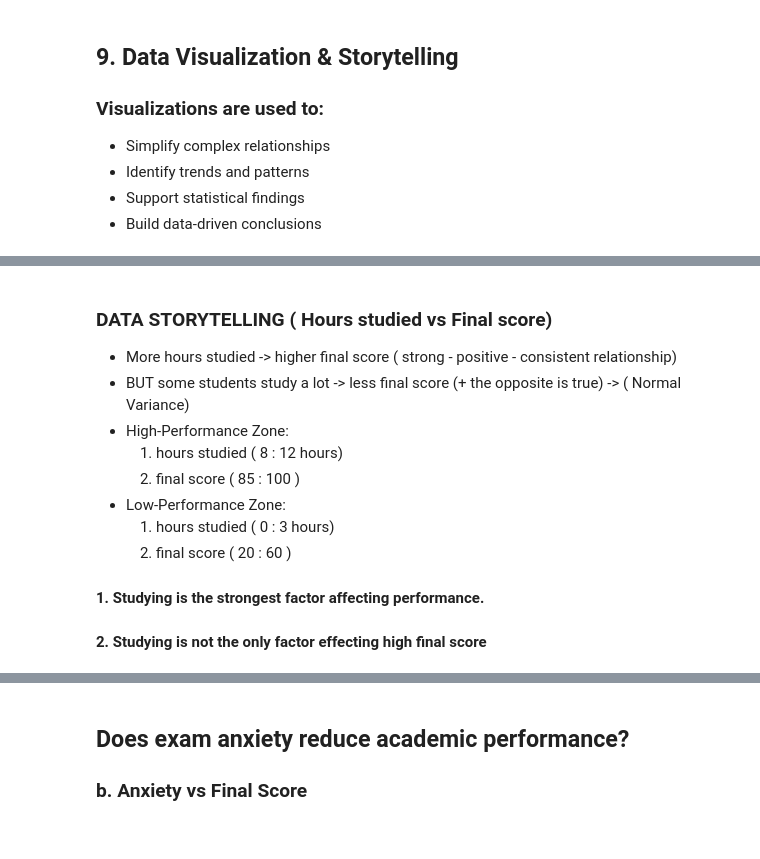
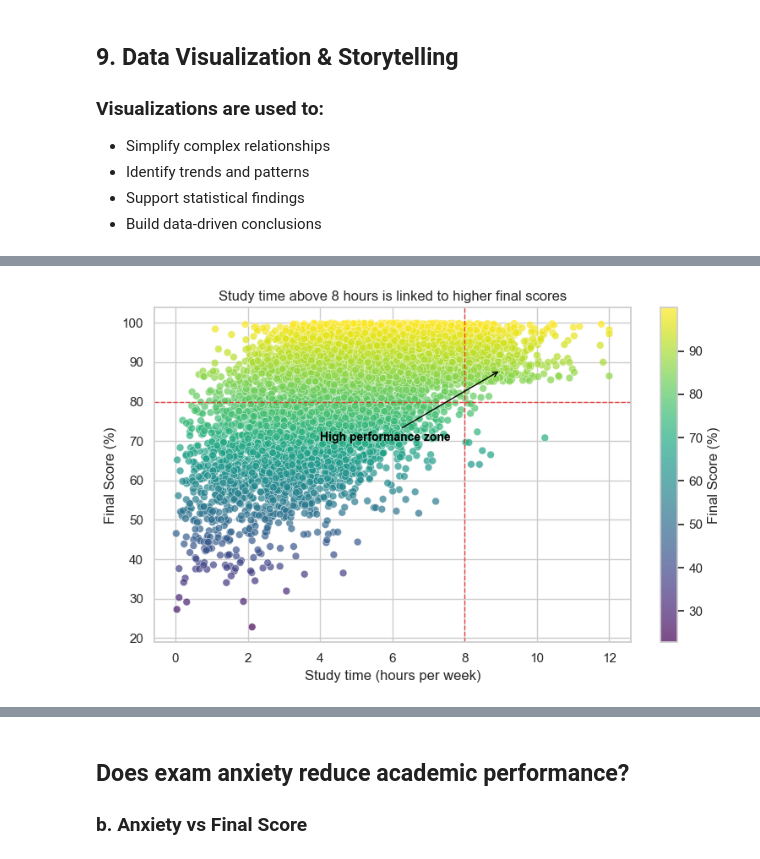
Before and after one commit to FatimaAlMurtadha/Python-atm-and-more, a Jupyter notebook: NewDataSetV20/FinalScoreDS.ipynb, the cells around one changed output, grey strips where cells are left out. Saved outputs shown, nothing was run; the diff lists cells and outputs as text; code cells hidden in the pictures.

```diff
--- a/NewDataSetV20/FinalScoreDS.ipynb
+++ b/NewDataSetV20/FinalScoreDS.ipynb
@@ -495,5 +282,0 @@ df_cleaned
-# %%
-df_cleaned["Score_Difference"] = (
-    df_cleaned["Final_Score"] - df_cleaned["Gender_Avg_Score"]
-)
-df_cleaned
@@ -514,10 +282,0 @@ df_cleaned
-# %%
-df_cleaned["Score_Z"] = (
-    (
-        df_cleaned["Final_Score"]
-        - df_cleaned["Final_Score"].mean()
-    )
-    /
-    df_cleaned["Final_Score"].std()
-)
-df_cleaned
@@ -538,5 +282,0 @@ df_cleaned
-# %%
-df_cleaned["Method_Avg_Score"] = (
-    df_cleaned.groupby("Study_Method")["Final_Score"]
-    .transform("mean")
-)
@@ -614,12 +353,34 @@ plt.show()
-# %% [markdown]
-### DATA STORYTELLING ( Hours studied vs Final score)
-- More hours studied -> higher final score ( strong - positive - consistent relationship)
-- BUT some students study a lot -> less final score (+ the opposite is true) -> ( Normal Variance)
-- High-Performance Zone:
-    1. hours studied ( 8 : 12 hours)
-    2. final score ( 85 : 100 )
-- Low-Performance Zone:
-    1. hours studied ( 0 : 3 hours)
-    2. final score ( 20 : 60 )
-#### 1. Studying is the strongest factor affecting performance.
-#### 2. Studying is not the only factor effecting high final score
+# %%
+fig, ax = plt.subplots(figsize=(8,5))
+
+scatter = ax.scatter(
+    df_cleaned["Hours_Studied"],
+    df_cleaned["Final_Score"],
+    c=df_cleaned["Final_Score"],
+    cmap="viridis",
+    alpha=0.7,
+    edgecolors="white",
+    linewidth=0.4,
+    s=40
+)
+
+ax.axvline(8, color="red", linestyle="--", linewidth=1, alpha=0.7)
+ax.axhline(80, color="red", linestyle="--", linewidth=1, alpha=0.7)
+ax.annotate(
+    "High performance zone",
+    xy=(9, 88),
+    xytext=(4, 70),
+    arrowprops={"arrowstyle": "->", "color": "black"},
+    fontsize=10,
+    fontweight="bold",
+    color="black"
+)
+
+ax.set_title("Study time above 8 hours is linked to higher final scores")
+ax.set_xlabel("Study time (hours per week)")
+ax.set_ylabel("Final Score (%)")
+fig.colorbar(scatter, ax=ax, label="Final Score (%)")
+fig.tight_layout()
+plt.show()
+# %% [output]
+[figure, added]
```
Also changed, not shown: parts of 83 cells of this notebook.
